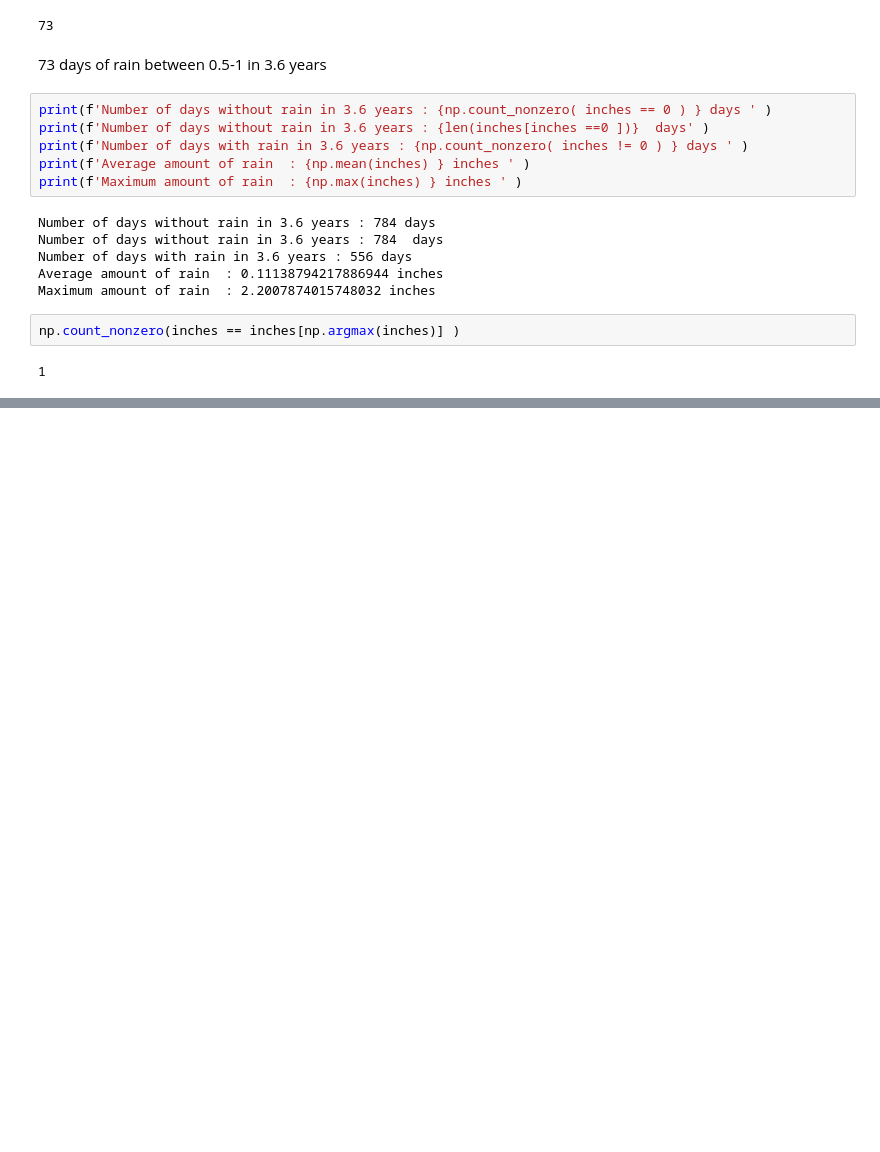
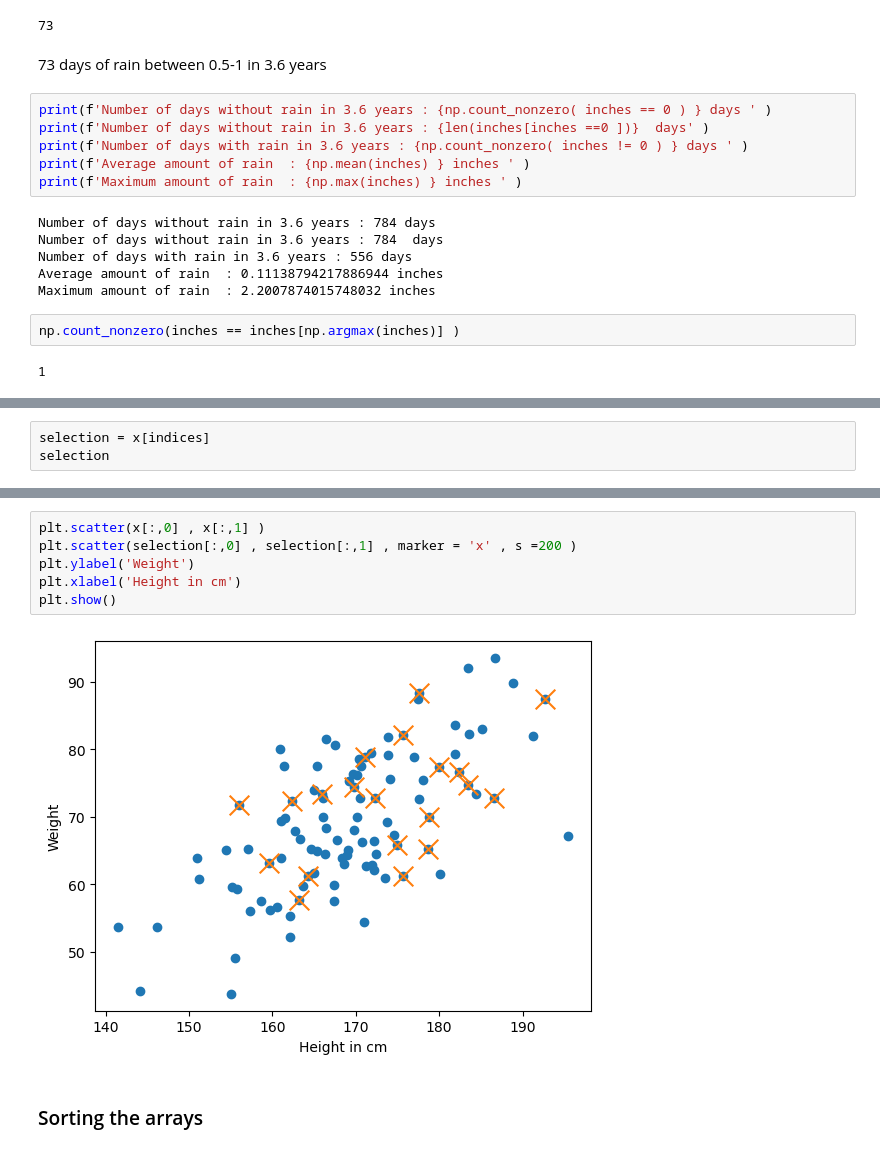
Before and after one commit to qamarr6092/python-programming-fundamentals, a Jupyter notebook: Libraries/Numpy.ipynb, the cells around one changed output, grey strips where cells are left out. Drawn from its saved outputs; the diff is of its cells as text; blank space fills up the shorter version.

```diff
--- a/Libraries/Numpy.ipynb
+++ b/Libraries/Numpy.ipynb
@@ -945,0 +1099,3 @@ np.count_nonzero(inches == inches[np.argmax(inches)] )
+# %%
+selection = x[indices]
+selection
@@ -945,0 +1123,10 @@ np.count_nonzero(inches == inches[np.argmax(inches)] )
+# %%
+plt.scatter(x[:,0] , x[:,1] )
+plt.scatter(selection[:,0] , selection[:,1] , marker = 'x' , s =200 )
+plt.ylabel('Weight')
+plt.xlabel('Height in cm')
+plt.show()
+# %% [output]
+[figure, added]
+# %% [markdown]
+### Sorting the arrays
```
Also changed, not shown: parts of 69 cells of this notebook.
